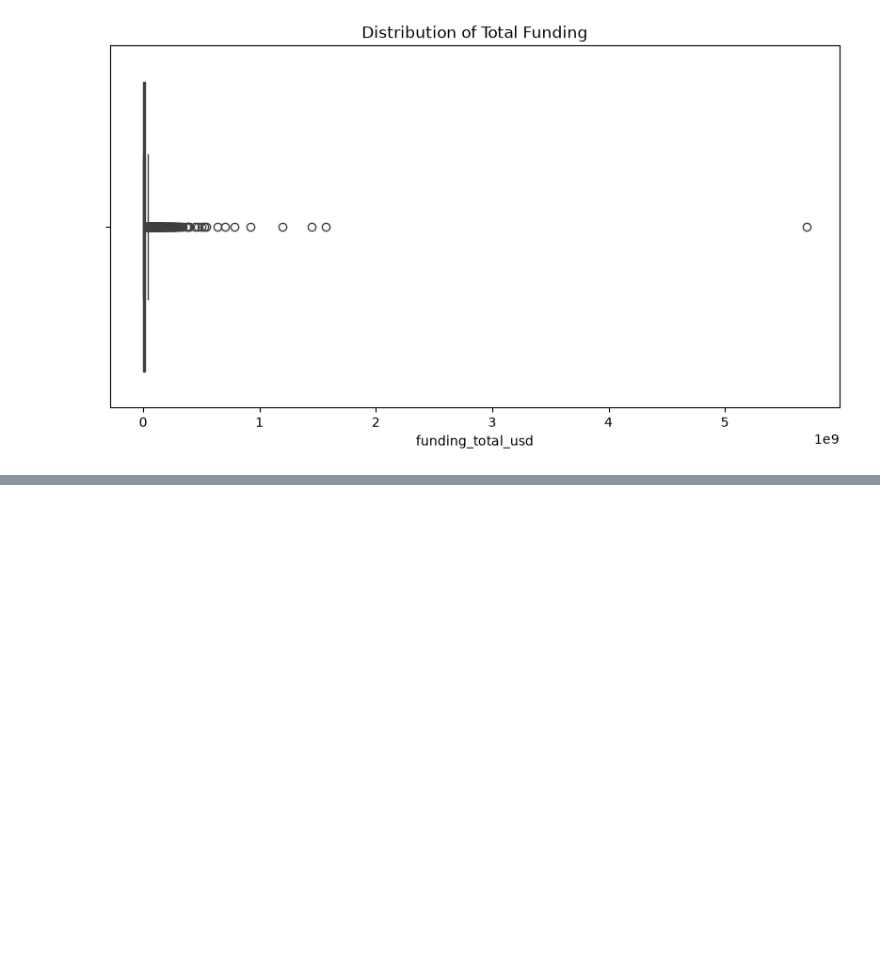
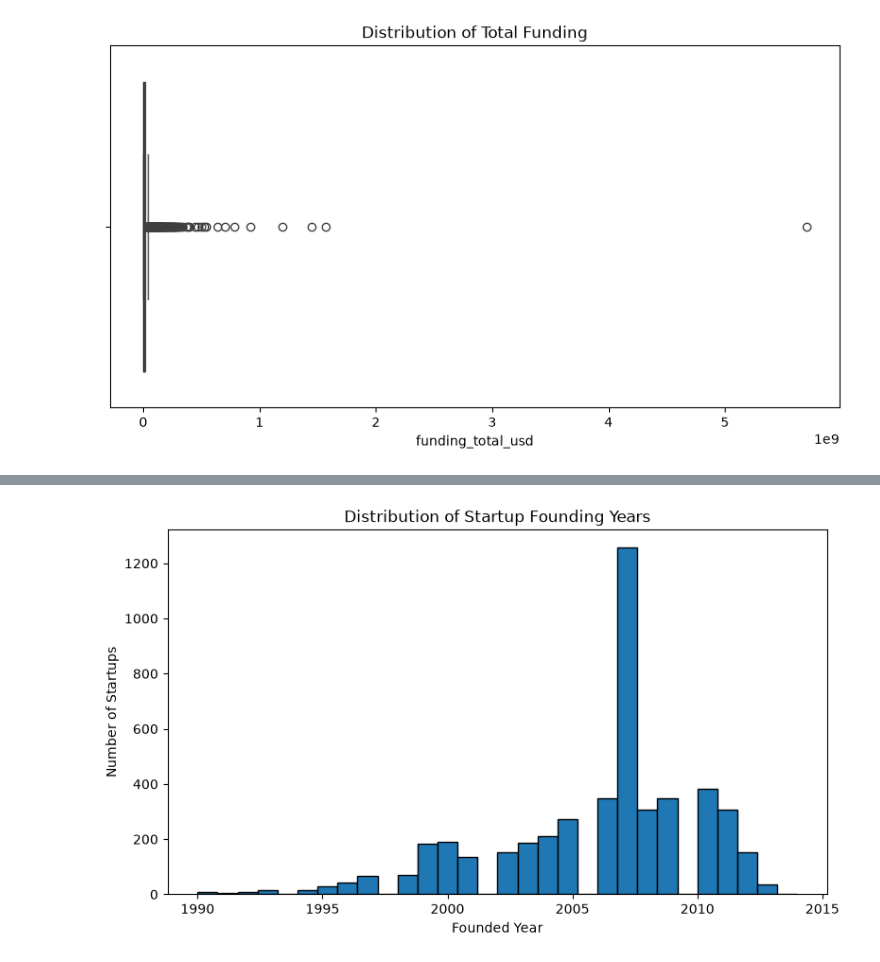
Before and after one commit to 2026dab1301-pKrishn/AI_101_Final_Project_Group-14, a Jupyter notebook: Notebook /datapreprocesing.ipynb, the cells around one changed output, grey strips where cells are left out. Saved outputs shown, nothing was run; the diff lists cells and outputs as text; code cells hidden in the pictures; blank space fills up the shorter version.

```diff
--- a/Notebook /datapreprocesing.ipynb
+++ b/Notebook /datapreprocesing.ipynb
@@ -275,0 +458,12 @@ plt.show()
+# %%
+plt.figure(figsize=(9, 5))
+
+plt.hist(dst['founded_year'].dropna(), bins=30, edgecolor='black')
+
+plt.xlabel('Founded Year')
+plt.ylabel('Number of Startups')
+plt.title('Distribution of Startup Founding Years')
+
+plt.show()
+# %% [output]
+[figure, added]
```
Also changed, not shown: parts of 17 cells of this notebook, 1 other file.
